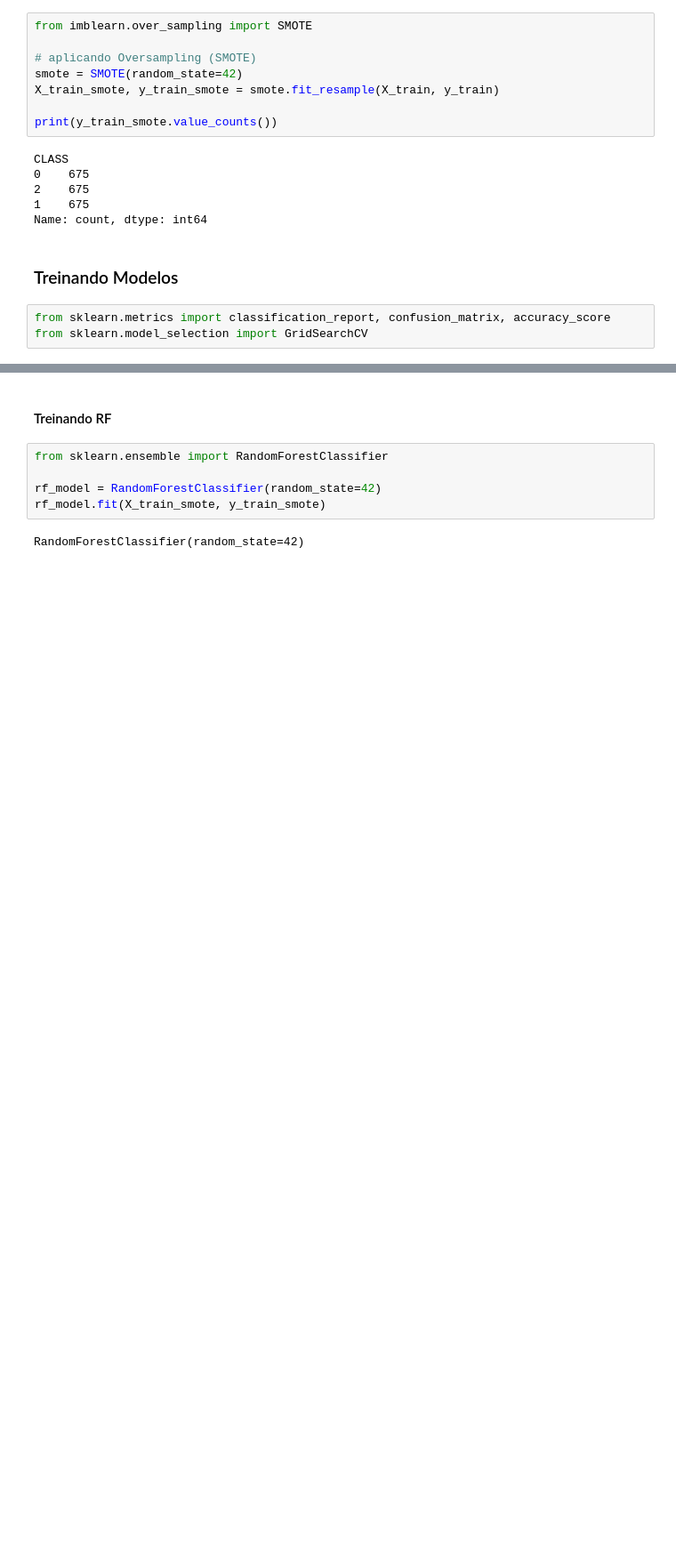
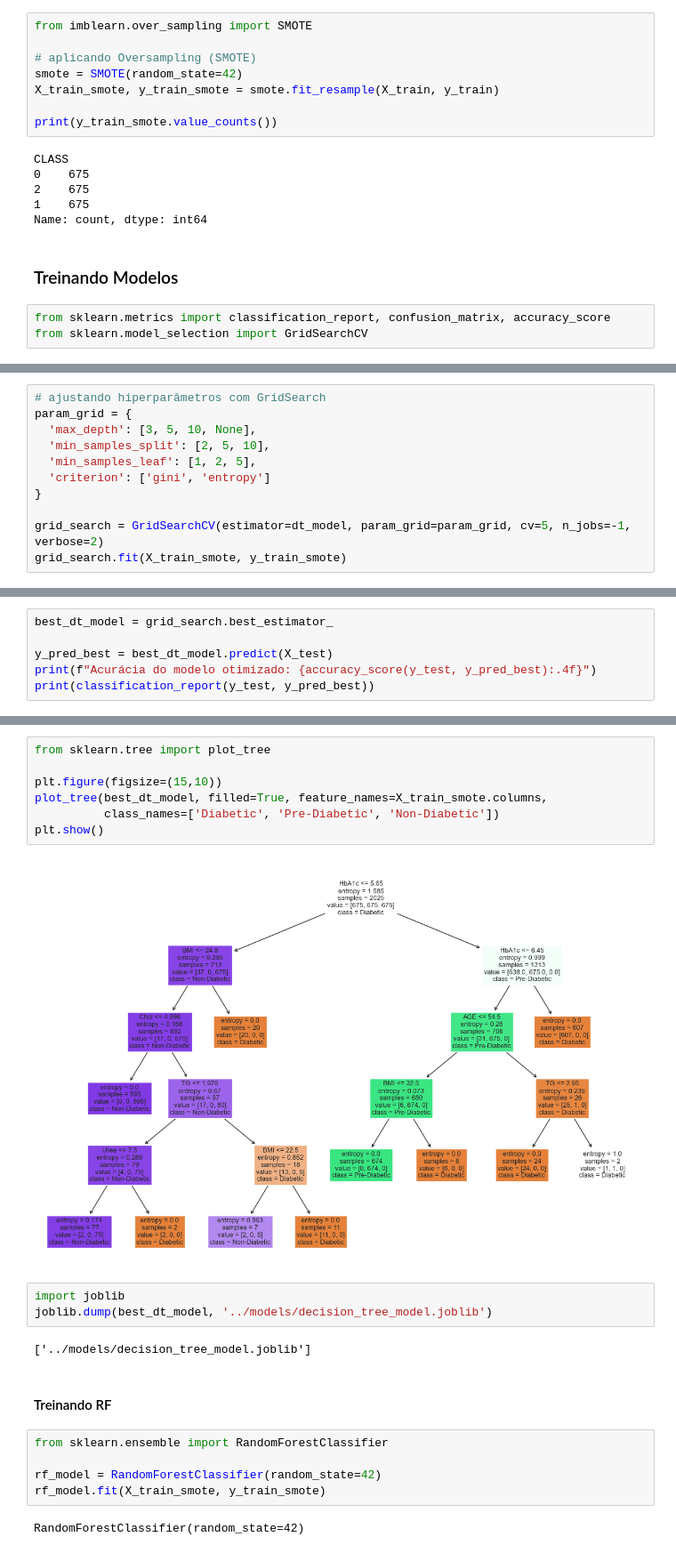
Before and after one commit to luizfernando05/tcc-diabetes, a Jupyter notebook: root/ml-models/notebooks/LDDTrainning.ipynb, the cells around one changed output, grey strips where cells are left out. Shown at 89% size. Saved outputs shown, nothing was run; the diff lists cells and outputs as text; blank space fills up the shorter version.

```diff
--- a/root/ml-models/notebooks/LDDTrainning.ipynb
+++ b/root/ml-models/notebooks/LDDTrainning.ipynb
@@ -379,0 +425,11 @@ from sklearn.model_selection import GridSearchCV
+# %%
+# ajustando hiperparâmetros com GridSearch
+param_grid = {
+  'max_depth': [3, 5, 10, None],
+  'min_samples_split': [2, 5, 10],
+  'min_samples_leaf': [1, 2, 5],
+  'criterion': ['gini', 'entropy']
+}
+
+grid_search = GridSearchCV(estimator=dt_model, param_grid=param_grid, cv=5, n_jobs=-1, verbose=2)
+grid_search.fit(X_train_smote, y_train_smote)
@@ -379,0 +450,6 @@ from sklearn.model_selection import GridSearchCV
+# %%
+best_dt_model = grid_search.best_estimator_
+
+y_pred_best = best_dt_model.predict(X_test)
+print(f"Acurácia do modelo otimizado: {accuracy_score(y_test, y_pred_best):.4f}")
+print(classification_report(y_test, y_pred_best))
@@ -380,3 +467,17 @@ from sklearn.model_selection import GridSearchCV
+# %%
+from sklearn.tree import plot_tree
+
+plt.figure(figsize=(15,10))
+plot_tree(best_dt_model, filled=True, feature_names=X_train_smote.columns,
+          class_names=['Diabetic', 'Pre-Diabetic', 'Non-Diabetic'])
+plt.show()
+# %% [output]
+[figure, added]
+# %%
+import joblib
+joblib.dump(best_dt_model, '../models/decision_tree_model.joblib')
+# %% [output]
+['../models/decision_tree_model.joblib']
 # %% [markdown]
 #### Treinando RF
 # %%
```
Also changed, not shown: parts of 9 cells of this notebook, 2 other files.
